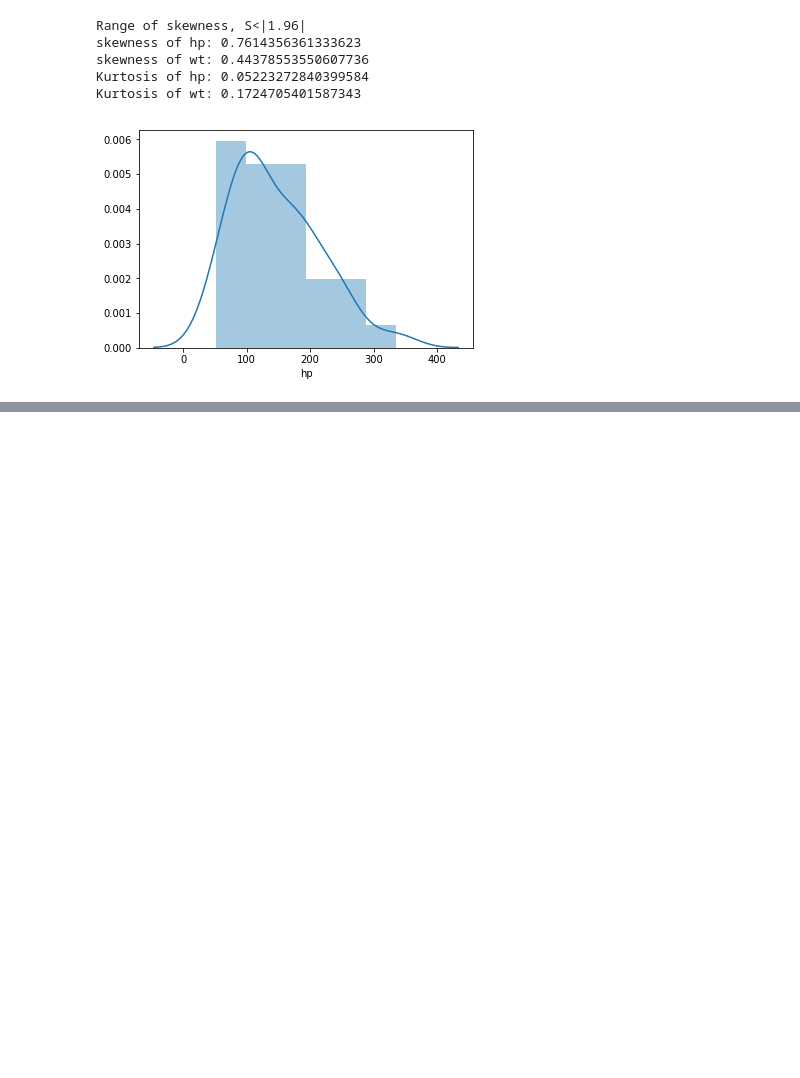
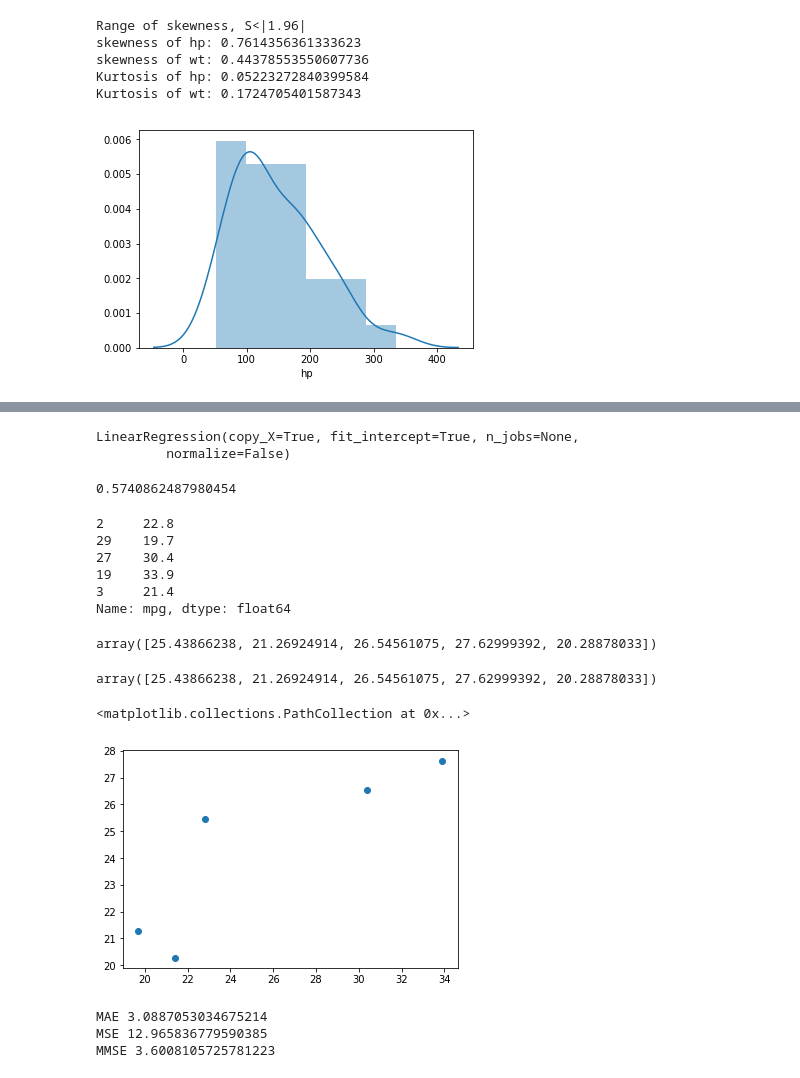
Before and after one commit to Meghashyamt/python, a Jupyter notebook: Linear.ipynb, the cells around one changed output, grey strips where cells are left out. Drawn from its saved outputs; the diff is of its cells as text; code cells hidden in the pictures; blank space fills up the shorter version.

```diff
--- a/Linear.ipynb
+++ b/Linear.ipynb
@@ -102,0 +103,4 @@ Y= cars.mpg
+# %%
+#for training and testing we split
+#by default test size it will take 70,30 percentage
+X_train,X_test,y_train,y_test= train_test_split(X,y,test_size=0.15, random_state=14)
@@ -102,0 +117,8 @@ Y= cars.mpg
+# %%
+# For Linear Regression
+model_lr=LinearRegression()
+# %%
+model_lr.fit(X_train,y_train)
+# %% [output]
+LinearRegression(copy_X=True, fit_intercept=True, n_jobs=None,
+         normalize=False)
@@ -102,0 +128,37 @@ Y= cars.mpg
+# %%
+#to find accuracy
+r2_score(y_test,y_predict)
+# %% [output]
+0.5740862487980454
+# %%
+y_test
+# %% [output]
+2     22.8
+29    19.7
+27    30.4
+19    33.9
+3     21.4
+Name: mpg, dtype: float64
+# %%
+y_predict
+# %% [output]
+array([25.43866238, 21.26924914, 26.54561075, 27.62999392, 20.28878033])
+# %%
+predictions=model_lr.predict(X_test)
+# %%
+predictions
+# %% [output]
+array([25.43866238, 21.26924914, 26.54561075, 27.62999392, 20.28878033])
+# %%
+plt.scatter(y_test,predictions)
+# %% [output]
+<matplotlib.collections.PathCollection at 0x...>
+[figure, added]
+# %%
+print("MAE", metrics.mean_absolute_error(y_test, predictions))
+print("MSE", metrics.mean_squared_error(y_test, predictions))
+print("MMSE", np.sqrt(metrics.mean_squared_error(y_test, predictions)))
+# %% [output]
+MAE 3.0887053034675214
+MSE 12.965836779590385
+MMSE 3.6008105725781223
```
Also changed, not shown: parts of 4 cells of this notebook.
